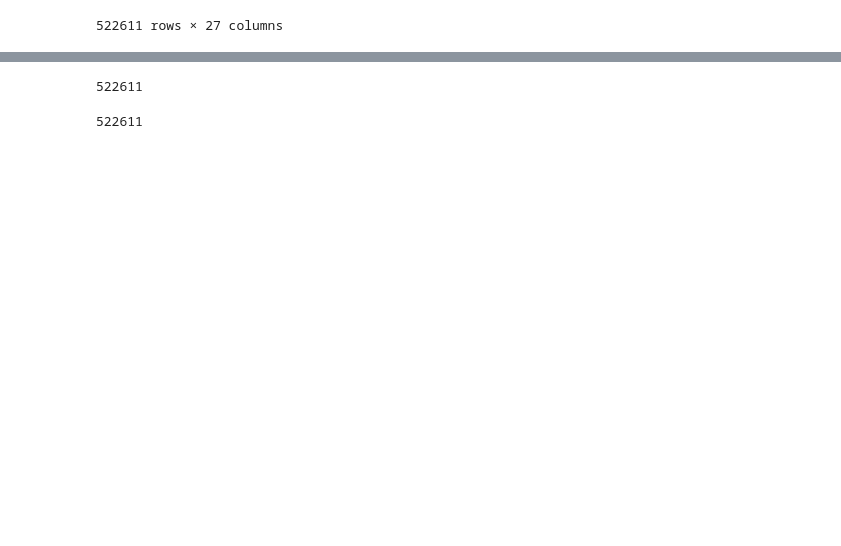
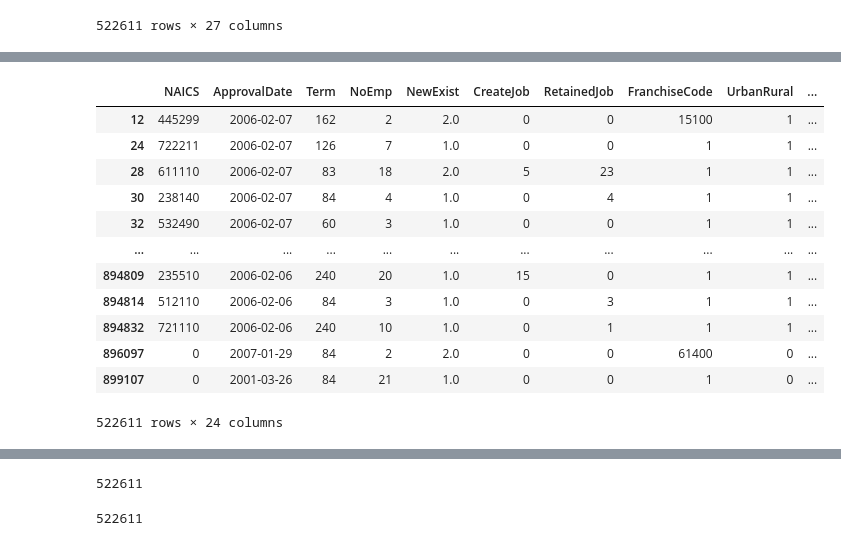
Before and after one commit to ArnoldoOliva/AprendizajeAutomatico, a Jupyter notebook: Leyendo_BDD.ipynb, the cells around one changed output, grey strips where cells are left out. Saved outputs shown, nothing was run; the diff lists cells and outputs as text; code cells hidden in the pictures; blank space fills up the shorter version.

```diff
--- a/Leyendo_BDD.ipynb
+++ b/Leyendo_BDD.ipynb
@@ -154,0 +251,17 @@ paid=loans[loans["paid"]==1]
+# %%
+# Grupos
+loans
+# %% [output]
+|  | NAICS | ApprovalDate | Term | NoEmp | NewExist | CreateJob | RetainedJob | FranchiseCode | UrbanRural | ... |
+| 12 | 445299 | 2006-02-07 | 162 | 2 | 2.0 | 0 | 0 | 15100 | 1 | ... |
+| 24 | 722211 | 2006-02-07 | 126 | 7 | 1.0 | 0 | 0 | 1 | 1 | ... |
+| 28 | 611110 | 2006-02-07 | 83 | 18 | 2.0 | 5 | 23 | 1 | 1 | ... |
+| 30 | 238140 | 2006-02-07 | 84 | 4 | 1.0 | 0 | 4 | 1 | 1 | ... |
+| 32 | 532490 | 2006-02-07 | 60 | 3 | 1.0 | 0 | 0 | 1 | 1 | ... |
+| ... | ... | ... | ... | ... | ... | ... | ... | ... | ... | ... |
+| 894809 | 235510 | 2006-02-06 | 240 | 20 | 1.0 | 15 | 0 | 1 | 1 | ... |
+| 894814 | 512110 | 2006-02-06 | 84 | 3 | 1.0 | 0 | 3 | 1 | 1 | ... |
+| 894832 | 721110 | 2006-02-06 | 240 | 10 | 1.0 | 0 | 1 | 1 | 1 | ... |
+| 896097 | 0 | 2007-01-29 | 84 | 2 | 2.0 | 0 | 0 | 61400 | 0 | ... |
+| 899107 | 0 | 2001-03-26 | 84 | 21 | 1.0 | 0 | 0 | 1 | 0 | ... |
+522611 rows × 24 columns
```
Also changed, not shown: parts of 12 cells of this notebook.
